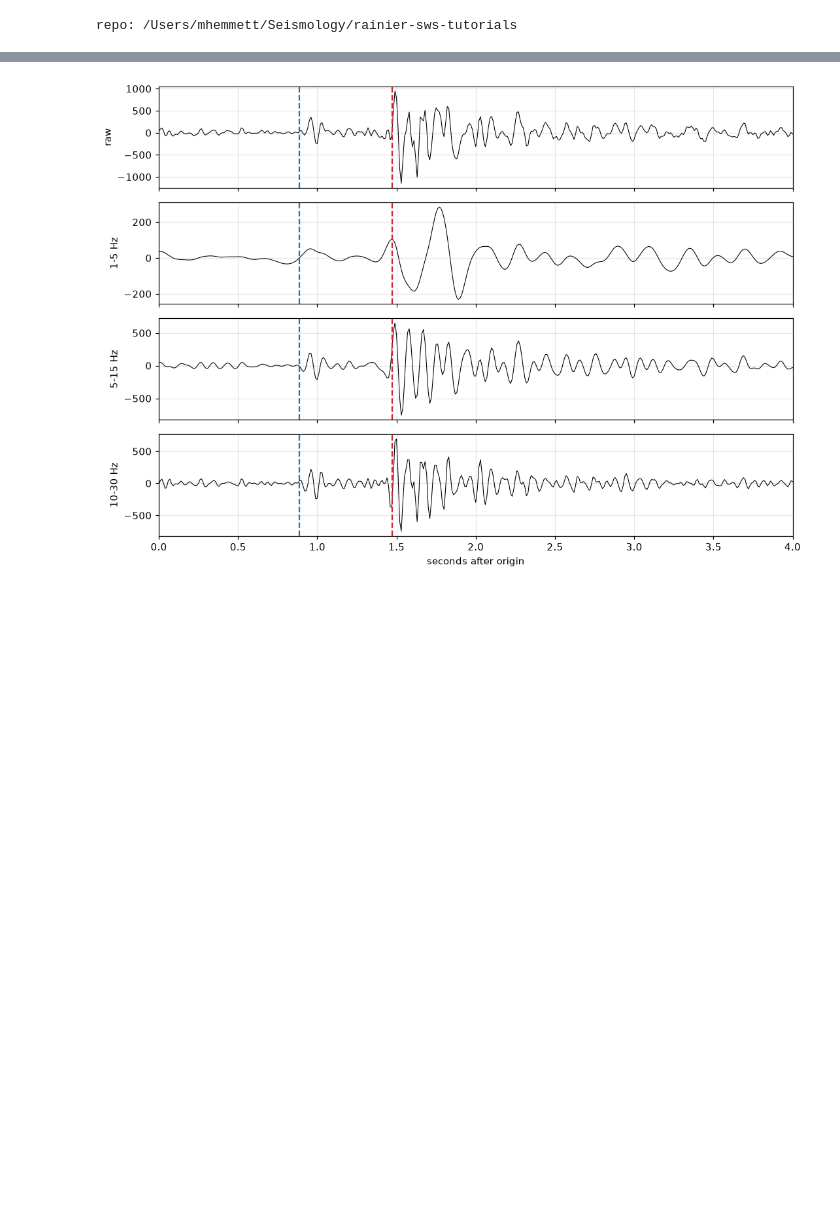
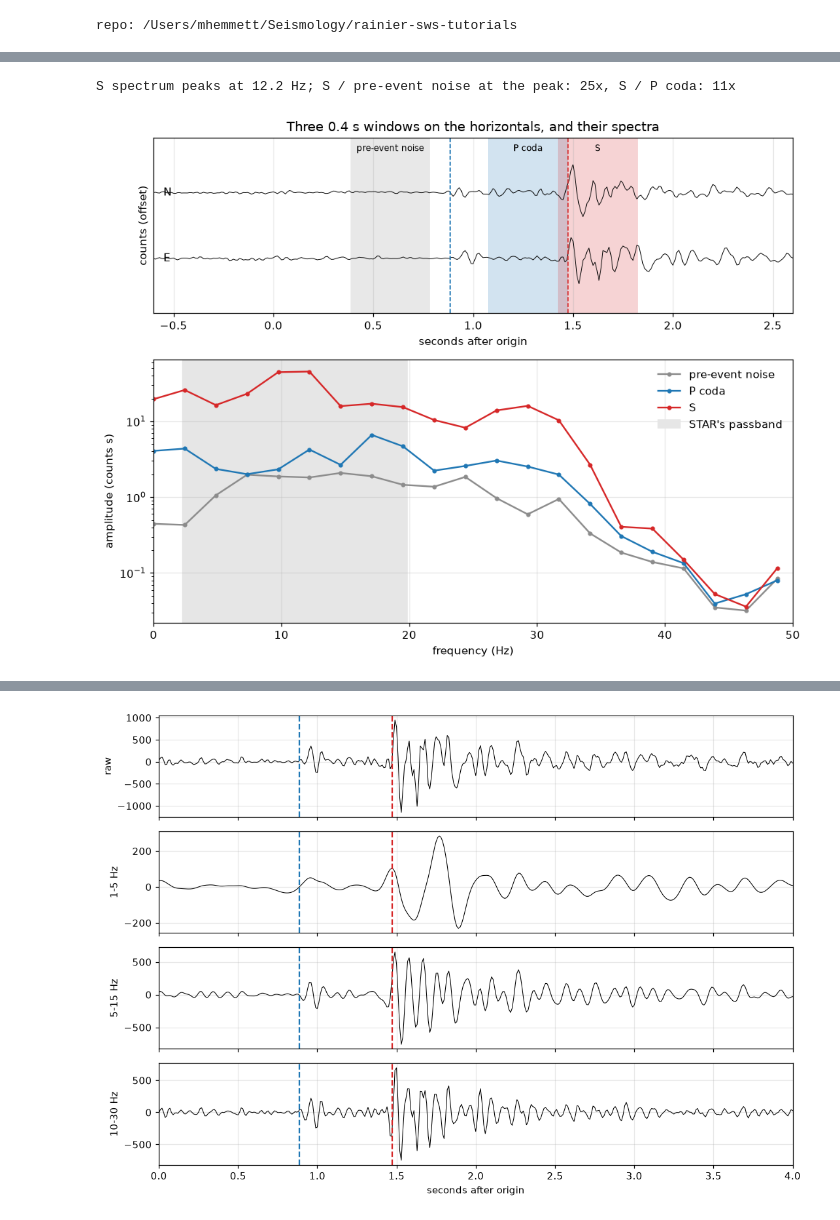
Before and after one commit to mhemmett/rainier-sws-tutorials, a Jupyter notebook: notebooks/03_filtering_spectra_snr.ipynb, the cells around one changed output, grey strips where cells are left out. Drawn from its saved outputs; the diff is of its cells as text; code cells hidden in the pictures; blank space fills up the shorter version.

```diff
--- a/notebooks/03_filtering_spectra_snr.ipynb
+++ b/notebooks/03_filtering_spectra_snr.ipynb
@@ -55,0 +145,43 @@ ObsPy wraps scipy's Butterworth design. `corners` is the filter order; `zerophas
+# %%
+def window(tr, t_start, t_end):
+    return tr.slice(tr.stats.starttime + t_start, tr.stats.starttime + t_end).data.astype(float)
+
+def amplitude_spectrum(x, fs):
+    """Fourier amplitude of one window, detrended and Hann-tapered first."""
+    x = (x - np.polyval(np.polyfit(np.arange(len(x)), x, 1), np.arange(len(x)))) * np.hanning(len(x))
+    return np.fft.rfftfreq(len(x), 1 / fs), np.abs(np.fft.rfft(x)) / fs
+
+L = 0.4                                            # window length (s): one value every 1 / L = 2.5 Hz
+starts = {"pre-event noise": p_off - 0.1 - L, "P coda": s_off - L, "S": s_off - 0.05}   # s after trace start
+colors = {"pre-event noise": "0.55", "P coda": "tab:blue", "S": "tab:red"}
+tr = ev.select(channel="??E")[0].copy().detrend("linear")
+horizontals = [ev.select(channel=f"??{c}")[0] for c in "NE"]
+spectra = {}
+for name, t0 in starts.items():
+    amps = [amplitude_spectrum(window(h, t0, t0 + L), fs) for h in horizontals]
+    freqs = amps[0][0]
+    spectra[name] = np.sqrt((amps[0][1] ** 2 + amps[1][1] ** 2) / 2)      # root-mean-square of N and E
+
+fig, (ax0, ax1) = plt.subplots(2, 1, figsize=(9, 7), gridspec_kw={"height_ratios": [2, 3]})
+t_start = ev[0].stats.starttime - origin           # trace start, seconds after origin
+for h, off, label in [(horizontals[0], 1500, "N"), (horizontals[1], -1500, "E")]:
+    d = h.data - h.data.mean()
+    ax0.plot(h.times() + t_start, d + off, "k", lw=0.6); ax0.text(-0.55, off, label, va="center")
+for name, t0 in starts.items():
+    ax0.axvspan(t0 + t_start, t0 + t_start + L, color=colors[name], alpha=0.2, lw=0)
+    ax0.text(t0 + t_start + L / 2, 3400, name, ha="center", fontsize=8)
+ax0.axvline(p_time - origin, color="tab:blue", ls="--", lw=1); ax0.axvline(s_time - origin, color="tab:red", ls="--", lw=1)
+ax0.set(xlim=(-0.6, 2.6), ylim=(-4000, 4000), xlabel="seconds after origin", ylabel="counts (offset)", yticks=[])
+for name in starts:
+    ax1.semilogy(freqs, spectra[name], color=colors[name], lw=1.5, marker="o", ms=3, label=name)
+ax1.axvspan(f_lo, f_hi, color="0.9", zorder=0, label="STAR's passband")
+ax1.set(xlabel="frequency (Hz)", ylabel="amplitude (counts s)", xlim=(0, 50))
+ax1.legend(frameon=False)
+ax0.set_title("Three 0.4 s windows on the horizontals, and their spectra")
+plt.tight_layout()
+peak = freqs[np.argmax(spectra["S"])]
+print(f"S spectrum peaks at {peak:.1f} Hz; S / pre-event noise at the peak: {spectra['S'].max() / spectra['pre-event noise'][np.argmax(spectra['S'])]:.0f}x, "
+      f"S / P coda: {spectra['S'].max() / spectra['P coda'][np.argmax(spectra['S'])]:.0f}x")
+# %% [output]
+S spectrum peaks at 12.2 Hz; S / pre-event noise at the peak: 25x, S / P coda: 11x
+[figure, added]
```
Also changed, not shown: parts of 68 cells of this notebook, 6 other files.
